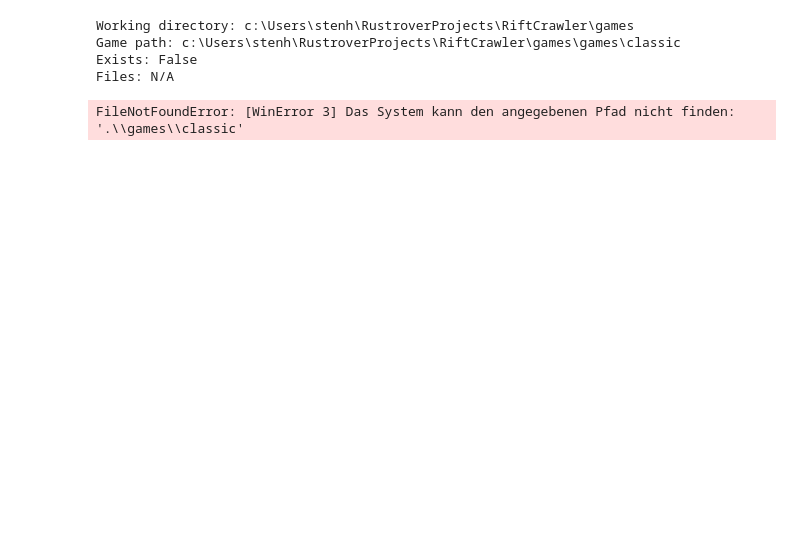
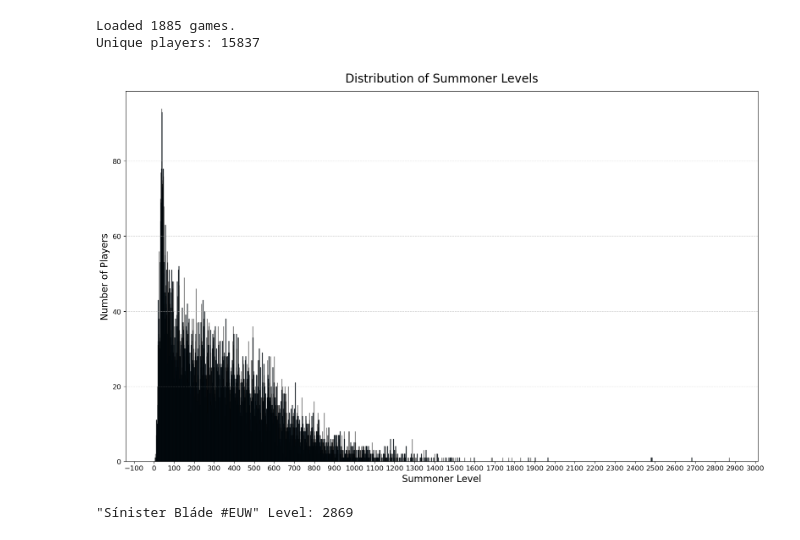
Before and after one commit to gespel/RiftCrawler, a Jupyter notebook: main.ipynb, the cells around one changed output. Cells and saved outputs as stored; diff of their text form; code cells hidden in the pictures; blank space fills up the shorter version.

```diff
--- a/main.ipynb
+++ b/main.ipynb
@@ -12,11 +12,6 @@ def load_game(filename: str) -> dict:
 games = []
 game_path = os.path.join(".", "games", "classic")
 
-
-print("Working directory:", os.getcwd())
-print("Game path:", os.path.abspath(game_path))
-print("Exists:", os.path.exists(game_path))
-print("Files:", os.listdir(game_path) if os.path.exists(game_path) else "N/A")
 for file in os.listdir(game_path):
     if file.endswith(".json"):
         game_data = load_game(os.path.join(game_path, file))
@@ -28,44 +23,79 @@ players = []
 players_name_lvl = {}
 for game in games:
     for participant in game.get("info").get("participants", []):
-        players_name_lvl[participant.get("riotIdGameName")] = participant.get("summonerLevel", 0)
+        players_name_lvl[participant.get("riotIdGameName") + " #" + participant.get("riotIdTagline")] = participant.get("summonerLevel", 0)
 
 for name, level in players_name_lvl.items():
     players.append((name, level))
 
 print(f"Unique players: {len(players)}")
 
 def plot_level_distribution(games: list):
     import matplotlib.pyplot as plt
 
+    # Levels einsammeln
     levels = []
     for game in games:
-        for participant in game.get("info").get("participants", []):
+        for participant in game.get("info", {}).get("participants", []):
             levels.append(participant.get("summonerLevel", 0))
+
+    # Figur
     plt.figure(figsize=(16, 10))
-    plt.hist(levels, bins=range(1, max(levels) + 2))
 
-    plt.title("Distribution of Summoner Levels")
-    plt.xlabel("Summoner Level")
-    plt.ylabel("Number of Players")
+    # Histogramm mit schöneren Styles
+    plt.hist(
+        levels,
+        bins=range(1, max(levels) + 2),
+        edgecolor="black",        # dünne Linien für klarere Balken
+        alpha=0.75,               # etwas Transparenz
+        linewidth=1.0
+    )
+    plt.locator_params(axis="x", nbins=40)
+    # Titel und Achsen
+    plt.title("Distribution of Summoner Levels", fontsize=20, pad=15)
+    plt.xlabel("Summoner Level", fontsize=16)
+    plt.ylabel("Number of Players", fontsize=16)
+
+    # Schönes Grid
+    plt.grid(axis="y", linestyle="--", alpha=0.5)
+
+    # Ticks lesbarer machen
+    plt.xticks(fontsize=12)
+    plt.yticks(fontsize=12)
+
+    # Layout optimieren
+    plt.tight_layout()
+
     plt.show()
 
 
 
 def get_team_levels(game: dict) -> tuple:
     team1_levels = []
     team2_levels = []
     for participant in game.get("info").get("participants", []):
         if participant.get("teamId") == 100:
             team1_levels.append(participant.get("summonerLevel", 0))
         else:
             team2_levels.append(participant.get("summonerLevel", 0))
     return sum(team1_levels) / len(team1_levels), sum(team2_levels) / len(team2_levels)
 
+def get_highest_level_player(games: list) -> tuple:
+    highest_level = -1
+    player_name = ""
+    for game in games:
+        for participant in game.get("info").get("participants", []):
+            level = participant.get("summonerLevel", 0)
+            if level > highest_level:
+                highest_level = level
+                player_name = participant.get("riotIdGameName") + " #" + participant.get("riotIdTagline")
+    return player_name, highest_level
+
 plot_level_distribution(games)
+hname, hlevel = get_highest_level_player(games)
+print(f"\"{hname}\" Level: {hlevel}")
 # %% [output]
-Working directory: c:\Users\stenh\RustroverProjects\RiftCrawler\games
-Game path: c:\Users\stenh\RustroverProjects\RiftCrawler\games\games\classic
-Exists: False
-Files: N/A
+Loaded 1885 games.
+Unique players: 15837
+[figure, added]
-FileNotFoundError: [WinError 3] Das System kann den angegebenen Pfad nicht finden: '.\\games\\classic'
+"Sínister Bláde #EUW" Level: 2869
```
Also changed, not shown: 2 other files.
